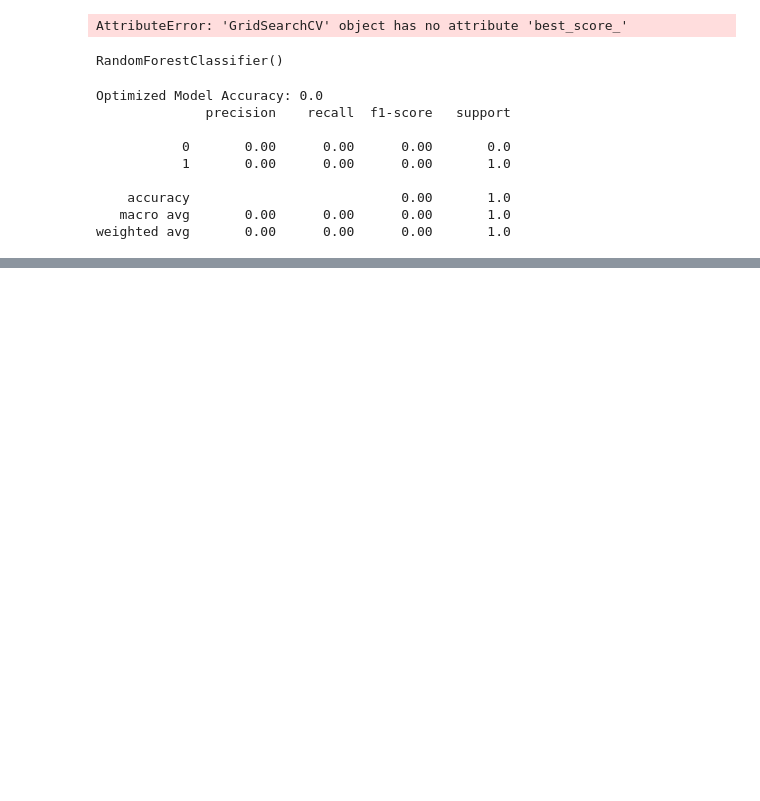
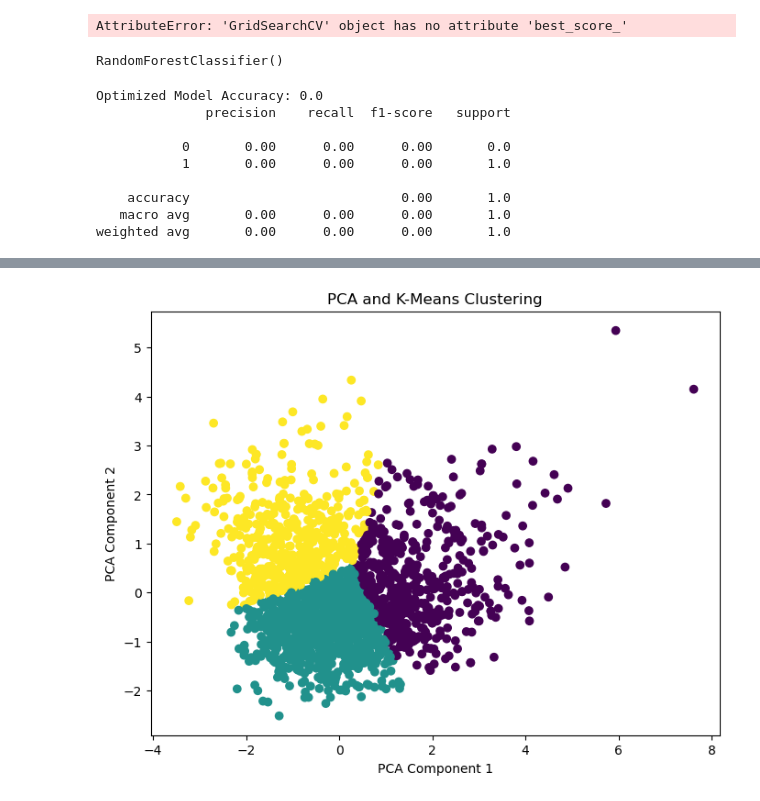
Before and after one commit to SGergeis0/Final-project-group-4, a Jupyter notebook: christian/data_collection.ipynb, the cells around one changed output, grey strips where cells are left out. Drawn from its saved outputs; the diff is of its cells as text; code cells hidden in the pictures; blank space fills up the shorter version.

```diff
--- a/christian/data_collection.ipynb
+++ b/christian/data_collection.ipynb
@@ -412,0 +449,35 @@ weighted avg       0.00      0.00      0.00       1.0
+# %%
+import pandas as pd
+from sklearn.preprocessing import StandardScaler
+from sklearn.decomposition import PCA
+from sklearn.cluster import KMeans
+import matplotlib.pyplot as plt
+
+# Load your dataset (adjust the file path as needed)
+df = pd.read_csv('/Users/thiccboiii/class projects /Final-project-group-4/christian/spotify_songs_nogenre.csv')
+
+# Select the numerical columns for PCA and clustering (adjust based on your dataset)
+numerical_columns = ['danceability', 'energy', 'loudness', 'tempo']  # Replace with your actual column names
+df_numerical = df[numerical_columns]
+
+# Standardize the data
+scaler = StandardScaler()
+df_scaled = scaler.fit_transform(df_numerical)
+
+# Apply PCA (reduce to 2 components for visualization)
+pca = PCA(n_components=2)
+df_pca = pca.fit_transform(df_scaled)
+
+# Perform K-Means clustering (adjust the number of clusters as needed)
+kmeans = KMeans(n_clusters=3, random_state=42)
+clusters = kmeans.fit_predict(df_pca)
+
+# Visualize the PCA and K-Means clustering result
+plt.figure(figsize=(8, 6))
+plt.scatter(df_pca[:, 0], df_pca[:, 1], c=clusters, cmap='viridis')
+plt.title('PCA and K-Means Clustering')
+plt.xlabel('PCA Component 1')
+plt.ylabel('PCA Component 2')
+plt.show()
+# %% [output]
+[figure, added]
```
Also changed, not shown: parts of 2 cells of this notebook.
